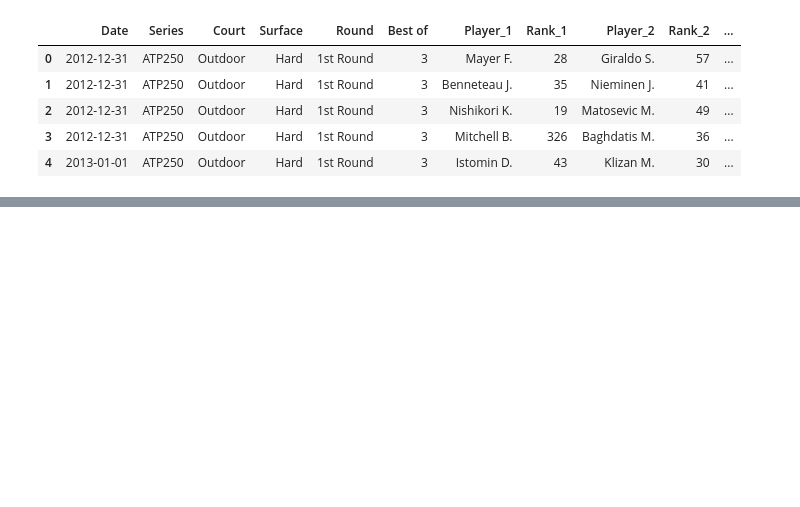
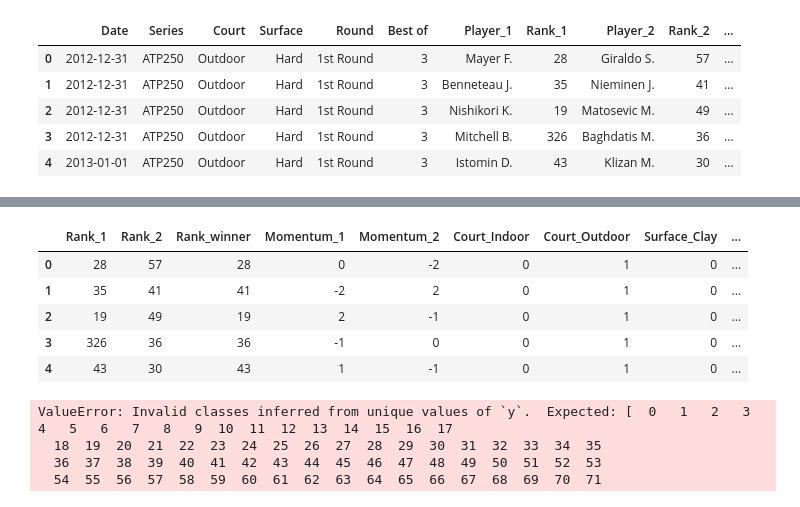
Before and after one commit to joaoalbertofs/atp_analysis, a Jupyter notebook: Analysis.ipynb, the cells around one changed output, grey strips where cells are left out. Drawn from its saved outputs; the diff is of its cells as text; code cells hidden in the pictures; blank space fills up the shorter version.

```diff
--- a/Analysis.ipynb
+++ b/Analysis.ipynb
@@ -197,3 +236,25 @@ treated_df.head()
 | 2 | 2012-12-31 | ATP250 | Outdoor | Hard | 1st Round | 3 | Nishikori K. | 19 | Matosevic M. | 49 | ... |
 | 3 | 2012-12-31 | ATP250 | Outdoor | Hard | 1st Round | 3 | Mitchell B. | 326 | Baghdatis M. | 36 | ... |
 | 4 | 2013-01-01 | ATP250 | Outdoor | Hard | 1st Round | 3 | Istomin D. | 43 | Klizan M. | 30 | ... |
+# %%
+
+prep_treated_model_df = treated_df[['Court', 'Surface', 'Rank_1', 'Rank_2', 'Rank_winner','Momentum_1', 'Momentum_2']]
+
+def transform_to_dummies(df):
+    """
+    Transforma as colunas do tipo objeto em dummies
+
+    Parameters:
+    df (pandas DataFrame): DataFrame com as colunas a serem transformadas em dummies
+
+    Returns:
+    df (pandas DataFrame): DataFrame com as colunas do tipo objeto transformadas em dummies
+    """
+    object_columns = list(df.select_dtypes(include='object').columns)
+    for column in object_columns:
+        df = pd.concat([df, pd.get_dummies(df[column], prefix=column)], axis=1)
+        df = df.drop(column, axis=1)
+    return df
+
+
+treated_model_df = transform_to_dummies(prep_treated_model_df).astype(int)
@@ -251,0 +326,28 @@ def build_xgb_model(data):
+# %%
+treated_model_df.head()
+# %% [output]
+|  | Rank_1 | Rank_2 | Rank_winner | Momentum_1 | Momentum_2 | Court_Indoor | Court_Outdoor | Surface_Clay | ... |
+| 0 | 28 | 57 | 28 | 0 | -2 | 0 | 1 | 0 | ... |
+| 1 | 35 | 41 | 41 | -2 | 2 | 0 | 1 | 0 | ... |
+| 2 | 19 | 49 | 19 | 2 | -1 | 0 | 1 | 0 | ... |
+| 3 | 326 | 36 | 36 | -1 | 0 | 0 | 1 | 0 | ... |
+| 4 | 43 | 30 | 43 | 1 | -1 | 0 | 1 | 0 | ... |
+# %%
+# Separating the features and target variable
+X = treated_model_df.drop('Rank_winner', axis=1)
+y = treated_model_df['Rank_winner']
+
+# Creating XGBClassifier
+clf = xgb.XGBClassifier()
+
+# Fit the model
+clf.fit(X, y)
+
+# Plot the feature importances
+xgb.plot_importance(clf)
+plt.show()
+# %% [output]
+ValueError: Invalid classes inferred from unique values of `y`.  Expected: [  0   1   2   3   4   5   6   7   8   9  10  11  12  13  14  15  16  17
+  18  19  20  21  22  23  24  25  26  27  28  29  30  31  32  33  34  35
+  36  37  38  39  40  41  42  43  44  45  46  47  48  49  50  51  52  53
+  54  55  56  57  58  59  60  61  62  63  64  65  66  67  68  69  70  71
```
Also changed, not shown: parts of 6 cells of this notebook.
